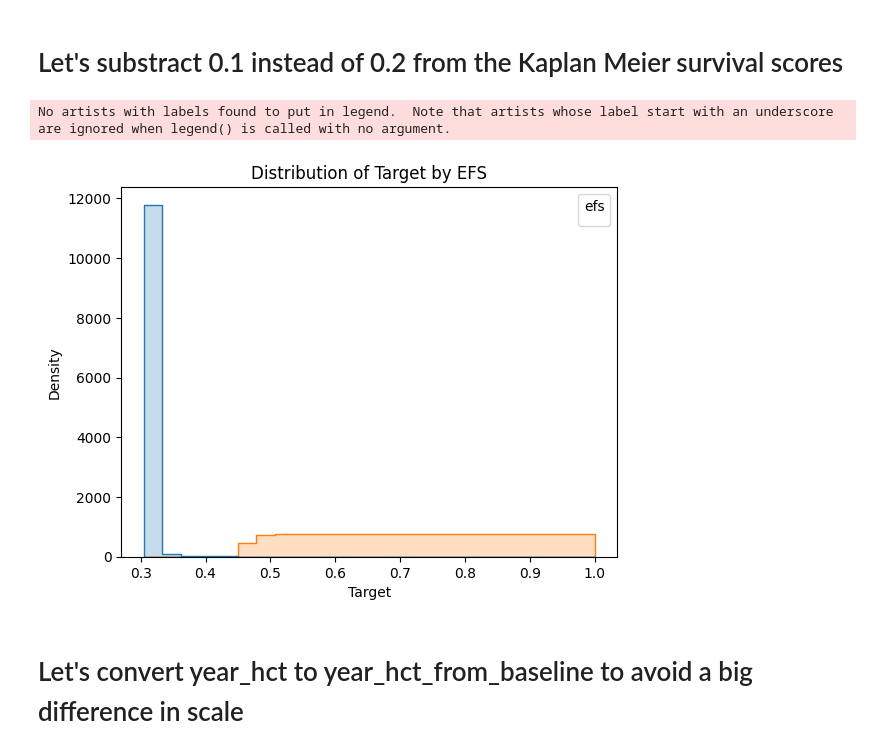
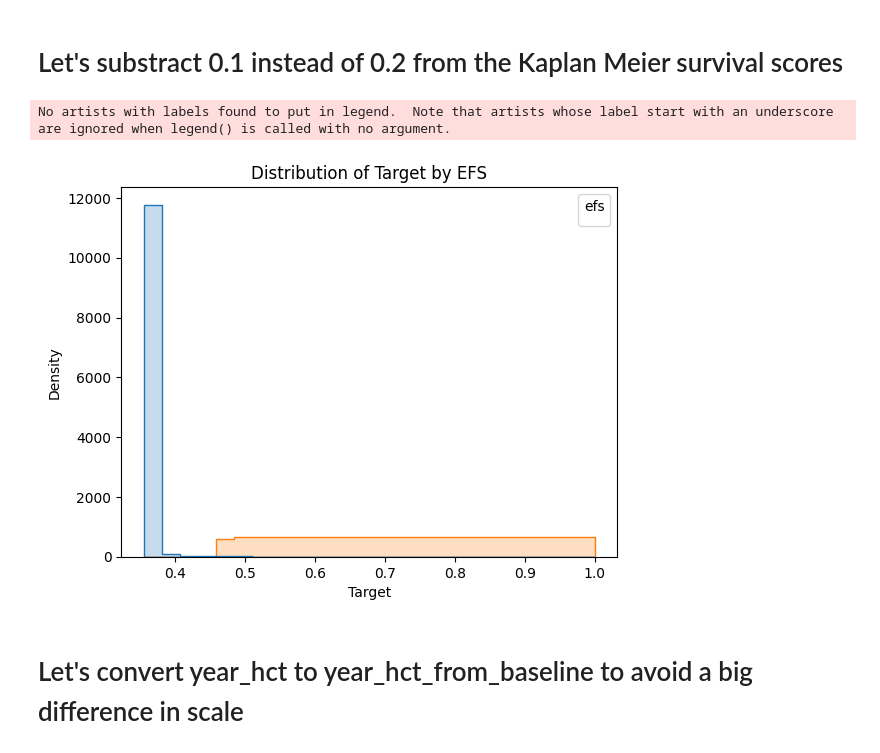
Before and after one commit to awxlong/cibmtr, a Jupyter notebook: awxlong/2_custom_loss.ipynb, the cells around one changed output. Saved outputs shown, nothing was run; the diff lists cells and outputs as text; code cells hidden in the pictures.

```diff
--- a/awxlong/2_custom_loss.ipynb
+++ b/awxlong/2_custom_loss.ipynb
@@ -117,25 +117,25 @@ def transform_survival_probability(df, time_col='efs_time', event_col='efs'):
 # %% [markdown]
 # Let's substract 0.1 instead of 0.2 from the Kaplan Meier survival scores
 # %%
-SUBTRACT_KP_SCORE = 0.15
+SUBTRACT_KP_SCORE = 0.1
 
 train["label"] = transform_survival_probability(train, time_col='efs_time', event_col='efs')
 train.loc[train['efs']==0, 'label'] -= SUBTRACT_KP_SCORE # or -0.1 according to other notebook
 
 test['label'] = transform_survival_probability(test, time_col='efs_time', event_col='efs')
 test.loc[test['efs']==0, 'label'] -= SUBTRACT_KP_SCORE # or -0.1 according to other notebook
 test_balanced['label'] = transform_survival_probability(test_balanced, time_col='efs_time', event_col='efs')
 test_balanced.loc[test_balanced['efs']==0, 'label'] -= SUBTRACT_KP_SCORE # or -0.1 according to other notebook
 
 sns.histplot(data=train, x='label', hue='efs', element='step', common_norm=False)
 plt.legend(title='efs')
 plt.title('Distribution of Target by EFS')
 plt.xlabel('Target')
 plt.ylabel('Density')
 plt.show()
 # %% [output]
 No artists with labels found to put in legend.  Note that artists whose label start with an underscore are ignored when legend() is called with no argument.
-[figure, old version]
+[figure, new version]
 # %% [markdown]
 # Let's convert year_hct to year_hct_from_baseline to avoid a big difference in scale
 # %%
```
Also changed, not shown: parts of 3 cells of this notebook, 1 other file.
